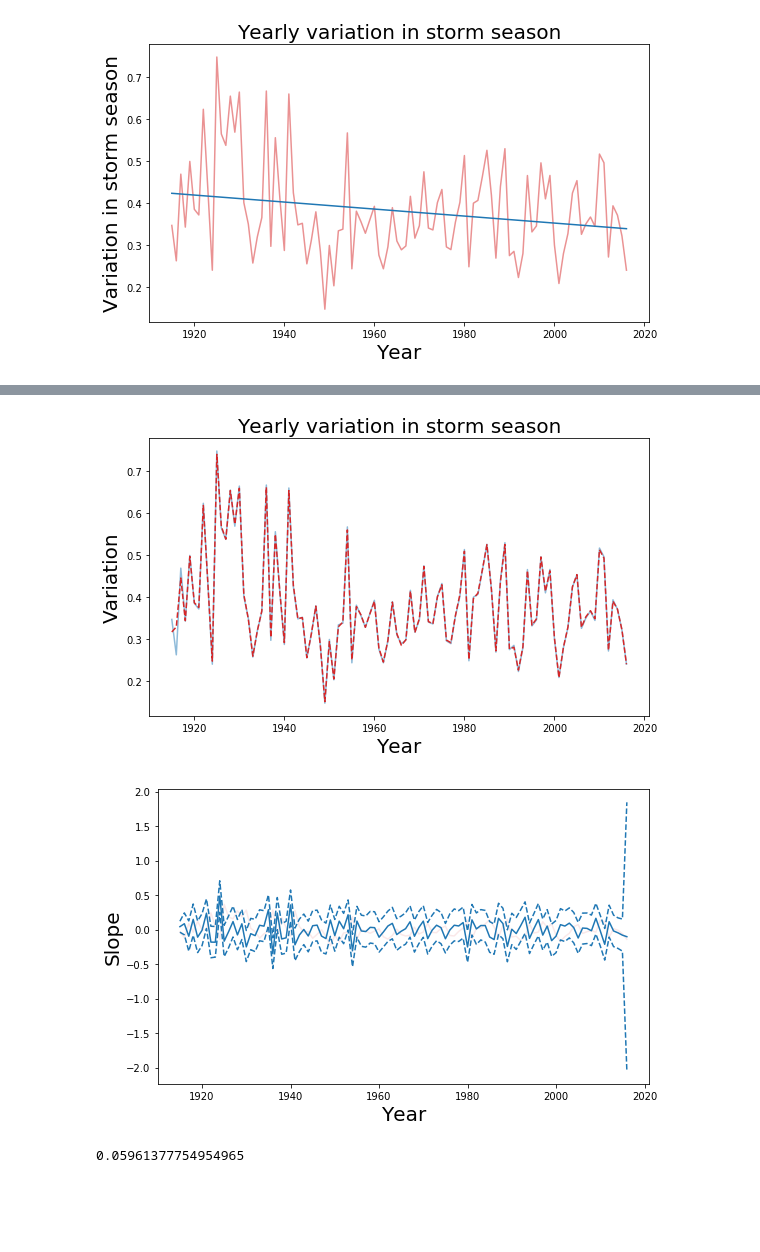
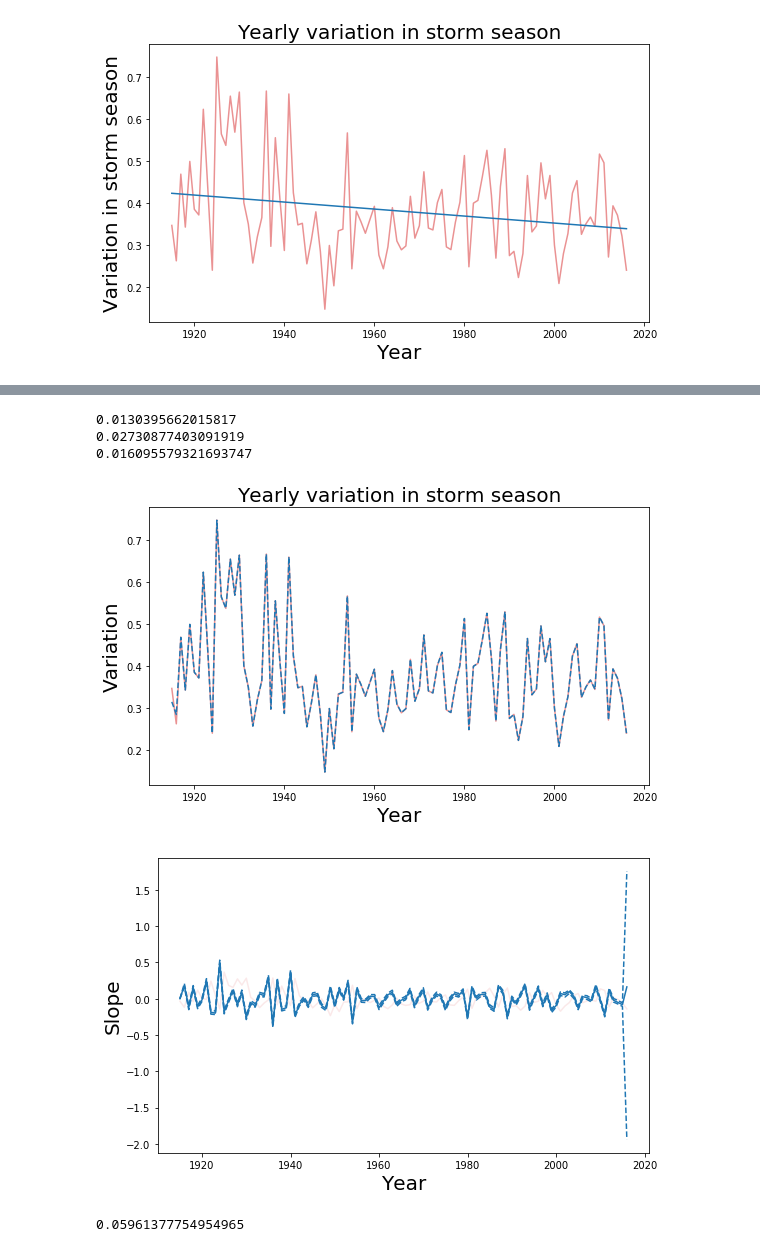
Before and after one commit to roualdes/stormevents, a Jupyter notebook: stormevents.ipynb, the cells around one changed output, grey strips where cells are left out. Saved outputs shown, nothing was run; the diff lists cells and outputs as text; code cells hidden in the pictures; blank space fills up the shorter version.

```diff
--- a/stormevents.ipynb
+++ b/stormevents.ipynb
@@ -81,5 +95,5 @@ To measure the variation of the emprical storm season over time, first consider
 # %%
 df['median'] = df.groupby('year')['num_dates'].transform(lambda x: x.median())
 df['median_date'] = mdates.num2date(df['median'])
-df['median_date'].dt.month.value_counts().sort_index()
+df.drop_duplicates('year', inplace=False)['median_date'].dt.month.value_counts().sort_index()
 # %% [output]
@@ -156,7 +172,7 @@ The above equation indicates that for every one unit increase in time, $y$ will
 In Stan, we write this local linear trend model as follows.
 # %%
 #local_linear = requests.get('https://raw.githubusercontent.com/roualdes/stormevents/master/local_linear.stan').text
-with open('/Users/ez/stormevents/local_linear.stan', 'r') as ll:
+with open('local_linear.stan', 'r') as ll:
     local_linear = ll.read()
 print(local_linear)
 # %% [output]
@@ -388,6 +432,9 @@ strong multicollinearity or other numerical problems.
 sdata = {
     'T': sdf.shape[0],
     'y': KS,
+    'y_scale': .01,
+    'u_scale': .01,
+    'v_scale': .01,
 }
-stfit = stmod.sampling(data=sdata, control={'max_treedepth': 20})
+stfit = stmod.sampling(data=sdata, control={'max_treedepth': 20, 'adapt_delta': .95})
 posterior = stfit.extract()
@@ -407,14 +469,25 @@ Chain 3: E-BFMI = 0.11753193730677881
+# %%
+print(posterior['y_err'].mean(0))
+print(posterior['u_tau'].mean(0))
+print(posterior['v_tau'].mean(0))
+#0.06431995210680218
+#0.04796380469692231
+#0.18404116313566338
+# %% [output]
+0.0130395662015817
+0.02730877403091919
+0.016095579321693747
 # %%
 fig, ax = plt.subplots(1, 1, figsize=(8, 5))
 ax.cla()
-bp.curve(sdf['year'], KS, alpha=0.5)
-bp.curve(sdf['year'], posterior['y_pred'].mean(0), color='tab:red', linestyle='--')
+bp.curve(sdf['year'], KS, alpha=0.5, color='tab:red')
+bp.curve(sdf['year'], posterior['y_pred'].mean(0), linestyle='--')
 plt.ylabel('Variation', fontsize=20)
 plt.xlabel('Year', fontsize=20)
 plt.title('Yearly variation in storm season', fontsize=20)
 plt.tight_layout()
 # %% [output]
-[figure, old version]
+[figure, new version]
 # %%
 fig, ax = plt.subplots(1, 1, figsize=(8, 5))
 ax.cla()
@@ -426,7 +499,7 @@ plt.xlabel('Year', fontsize=20)
 plt.ylabel('Slope', fontsize=20)
 plt.tight_layout()
 # %% [output]
-[figure, old version]
+[figure, new version]
 # %%
 posterior['y_err'].mean()
 # %% [output]
```
Also changed, not shown: parts of 39 cells of this notebook, 1 other file.
